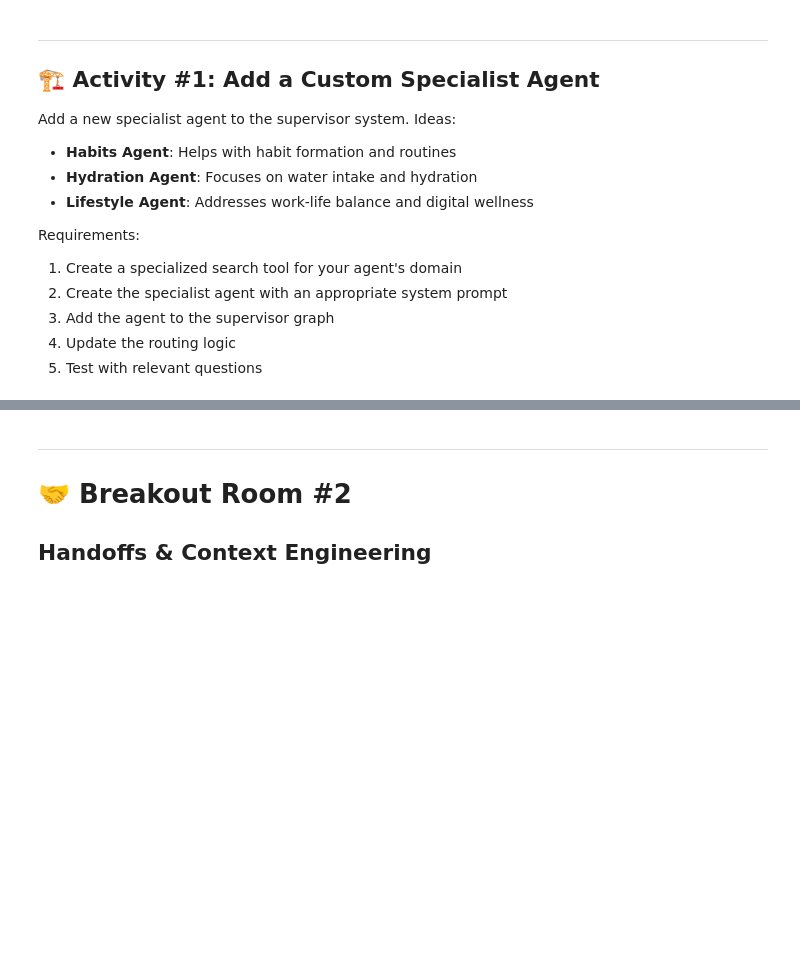
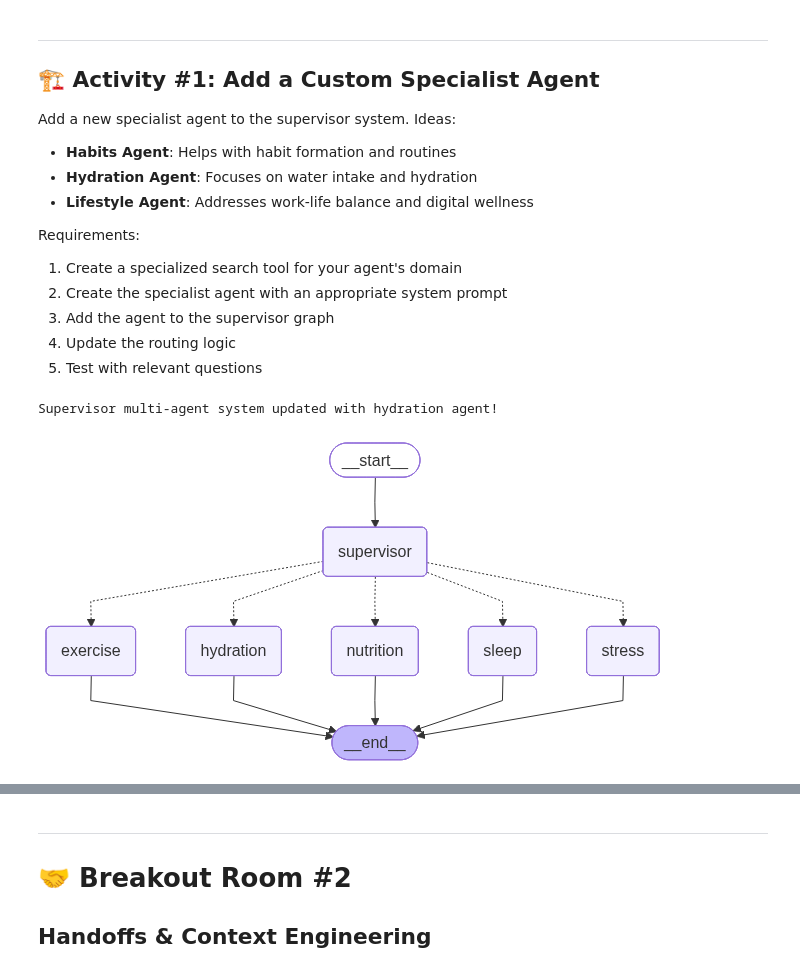
Before and after one commit to alphabetkang/AIE9, a Jupyter notebook: 05_Multi_Agent_with_LangGraph/Multi_Agent_Applications_Assignment.ipynb, the cells around one changed output, grey strips where cells are left out. Cells and saved outputs as stored; diff of their text form; code cells hidden in the pictures; blank space fills up the shorter version.

```diff
--- a/05_Multi_Agent_with_LangGraph/Multi_Agent_Applications_Assignment.ipynb
+++ b/05_Multi_Agent_with_LangGraph/Multi_Agent_Applications_Assignment.ipynb
@@ -659,0 +646,74 @@ def search_my_domain(query: str) -> str:
+# %%
+### YOUR CODE HERE ###
+
+# Step 1: Create a specialized search tool
+@tool
+def search_hydration_info(query: str) -> str:
+    """Search for hydration, water intake, and hydration information from the wellness knowledge base.
+    Use this for questions about water intake, hydration, and hydration needs.
+    """
+    results = retriever.invoke(f"hydration water intake hydration {query}")
+    if not results:
+        return "No hydration information found."
+    return "\n\n".join([f"[Source {i+1}]: {doc.page_content}" for i, doc in enumerate(results)])
+
+# Step 2: Create the specialist agent
+hydration_agent = create_agent(
+    model=specialist_llm,
+    tools=[search_hydration_info],
+    system_prompt="You are a Hydration Specialist. Help users with water intake, hydration, and hydration needs. Always search the knowledge base before answering. Be concise and helpful."
+)
+
+# Step 3: Add to the supervisor graph (you may need to rebuild the graph)
+hydration_node = create_agent_node(hydration_agent, "hydration")
+supervisor_workflow = StateGraph(SupervisorState)
+
+# Add nodes
+supervisor_workflow.add_node("supervisor", supervisor_node)
+supervisor_workflow.add_node("exercise", exercise_node)
+supervisor_workflow.add_node("nutrition", nutrition_node)
+supervisor_workflow.add_node("sleep", sleep_node)
+supervisor_workflow.add_node("stress", stress_node)
+supervisor_workflow.add_node("hydration", hydration_node)
+
+# Add edges: START -> supervisor
+supervisor_workflow.add_edge(START, "supervisor")
+supervisor_workflow.add_conditional_edges(
+    "supervisor",
+    route_to_agent,
+    {
+        "exercise": "exercise",
+        "nutrition": "nutrition",
+        "sleep": "sleep",
+        "stress": "stress",
+        "hydration": "hydration",
+    }
+)
+supervisor_workflow.add_edge("hydration", END)
+supervisor_graph = supervisor_workflow.compile()
+
+print("Supervisor multi-agent system updated with hydration agent!")
+
+# Visualize the graph
+try:
+    from IPython.display import display, Image
+    display(Image(supervisor_graph.get_graph().draw_mermaid_png()))
+except Exception as e:
+    print(f"Could not display graph: {e}")
+    print("\nGraph structure:")
+    print(supervisor_graph.get_graph().draw_ascii())
+
+# Step 4: Test your new agent
+print("Testing Hydration Agent")
+print("=" * 50)
+
+response = supervisor_graph.invoke({
+    "messages": [HumanMessage(content="What are the benefits of drinking water?")]
+})
+
+print("\nFinal Response:")
+print("=" * 50)
+print(response["messages"][-1].content)
+# %% [output]
+Supervisor multi-agent system updated with hydration agent!
+[figure, added]
```
Also changed, not shown: parts of 12 cells of this notebook.
